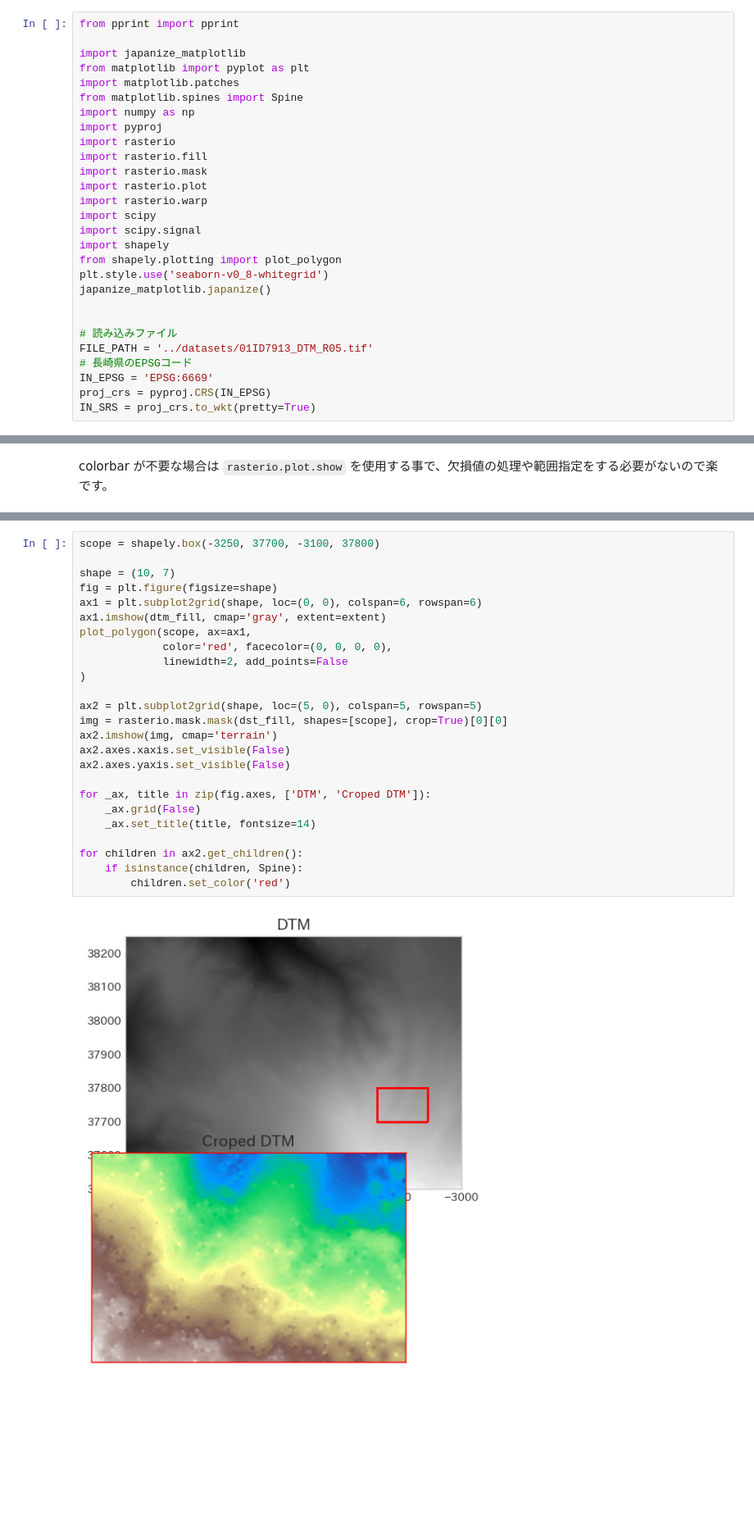
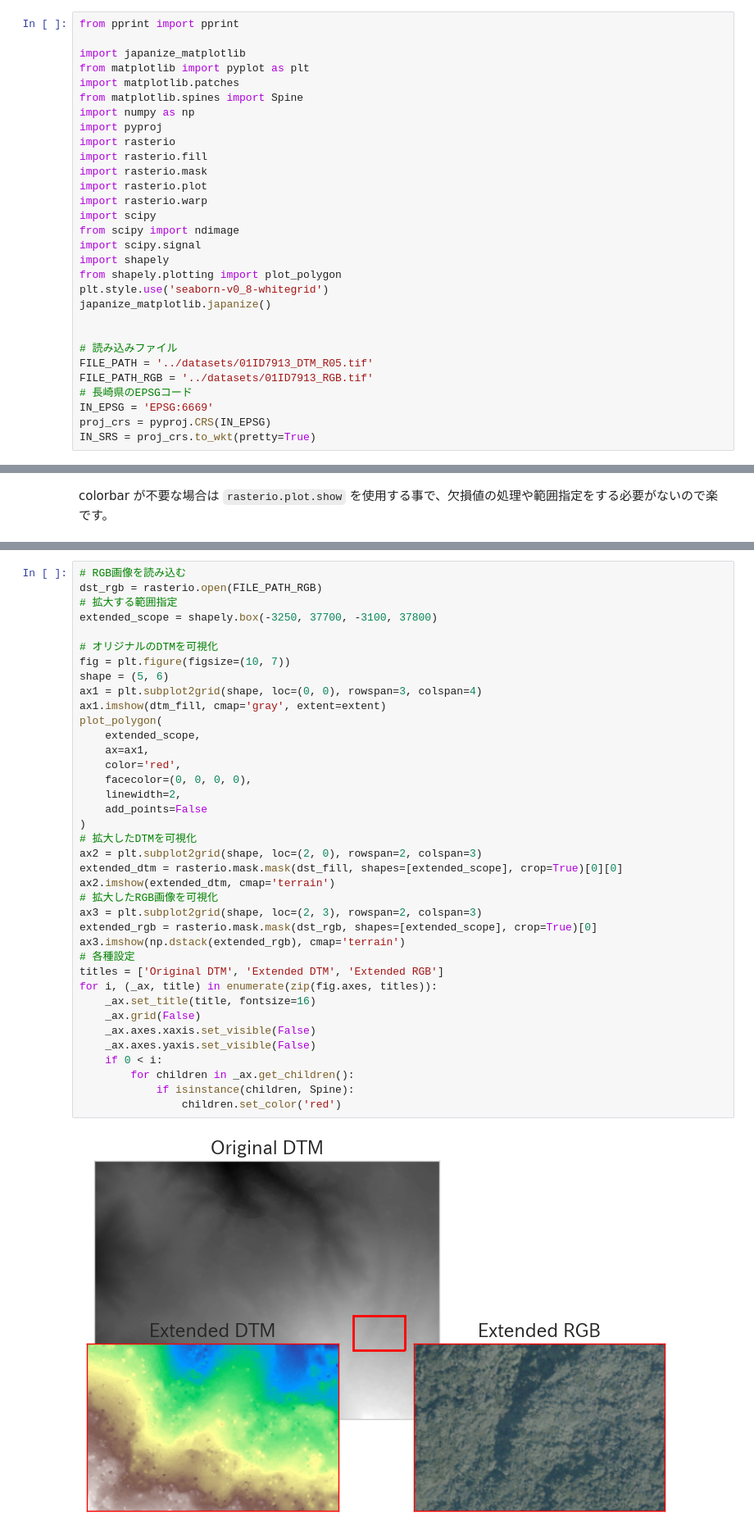
Before and after one commit to shingo405nagano/WriteZenn, a Jupyter notebook: notebooks/unfinished.ipynb, the cells around one changed output, grey strips where cells are left out. Shown at 82% size. Cells and saved outputs as stored; diff of their text form; blank space fills up the shorter version.

```diff
--- a/notebooks/unfinished.ipynb
+++ b/notebooks/unfinished.ipynb
@@ -55,6 +55,7 @@ import rasterio.mask
 import rasterio.plot
 import rasterio.warp
 import scipy
+from scipy import ndimage
 import scipy.signal
 import shapely
 from shapely.plotting import plot_polygon
@@ -64,6 +65,7 @@ japanize_matplotlib.japanize()
 
 # 読み込みファイル
 FILE_PATH = '../datasets/01ID7913_DTM_R05.tif'
+FILE_PATH_RGB = '../datasets/01ID7913_RGB.tif'
 # 長崎県のEPSGコード
 IN_EPSG = 'EPSG:6669'
 proj_crs = pyproj.CRS(IN_EPSG)
@@ -242,28 +244,41 @@ pprint(raster_metadata(dst_fill))
 # %%
-scope = shapely.box(-3250, 37700, -3100, 37800)
+# RGB画像を読み込む
+dst_rgb = rasterio.open(FILE_PATH_RGB)
+# 拡大する範囲指定
+extended_scope = shapely.box(-3250, 37700, -3100, 37800)
 
-shape = (10, 7)
-fig = plt.figure(figsize=shape)
-ax1 = plt.subplot2grid(shape, loc=(0, 0), colspan=6, rowspan=6)
+# オリジナルのDTMを可視化
+fig = plt.figure(figsize=(10, 7))
+shape = (5, 6)
+ax1 = plt.subplot2grid(shape, loc=(0, 0), rowspan=3, colspan=4)
 ax1.imshow(dtm_fill, cmap='gray', extent=extent)
-plot_polygon(scope, ax=ax1,
-             color='red', facecolor=(0, 0, 0, 0),
-             linewidth=2, add_points=False
+plot_polygon(
+    extended_scope,
+    ax=ax1,
+    color='red',
+    facecolor=(0, 0, 0, 0),
+    linewidth=2,
+    add_points=False
 )
-
-ax2 = plt.subplot2grid(shape, loc=(5, 0), colspan=5, rowspan=5)
-img = rasterio.mask.mask(dst_fill, shapes=[scope], crop=True)[0][0]
-ax2.imshow(img, cmap='terrain')
-ax2.axes.xaxis.set_visible(False)
-ax2.axes.yaxis.set_visible(False)
-
-for _ax, title in zip(fig.axes, ['DTM', 'Croped DTM']):
+# 拡大したDTMを可視化
+ax2 = plt.subplot2grid(shape, loc=(2, 0), rowspan=2, colspan=3)
+extended_dtm = rasterio.mask.mask(dst_fill, shapes=[extended_scope], crop=True)[0][0]
+ax2.imshow(extended_dtm, cmap='terrain')
+# 拡大したRGB画像を可視化
+ax3 = plt.subplot2grid(shape, loc=(2, 3), rowspan=2, colspan=3)
+extended_rgb = rasterio.mask.mask(dst_rgb, shapes=[extended_scope], crop=True)[0]
+ax3.imshow(np.dstack(extended_rgb), cmap='terrain')
+# 各種設定
+titles = ['Original DTM', 'Extended DTM', 'Extended RGB']
+for i, (_ax, title) in enumerate(zip(fig.axes, titles)):
+    _ax.set_title(title, fontsize=16)
     _ax.grid(False)
-    _ax.set_title(title, fontsize=14)
-
-for children in ax2.get_children():
-    if isinstance(children, Spine):
-        children.set_color('red')
+    _ax.axes.xaxis.set_visible(False)
+    _ax.axes.yaxis.set_visible(False)
+    if 0 < i:
+        for children in _ax.get_children():
+            if isinstance(children, Spine):
+                children.set_color('red')
 # %% [output]
-[figure, old version]
+[figure, new version]
 # %% [markdown]
```
Also changed, not shown: parts of 19 cells of this notebook.
